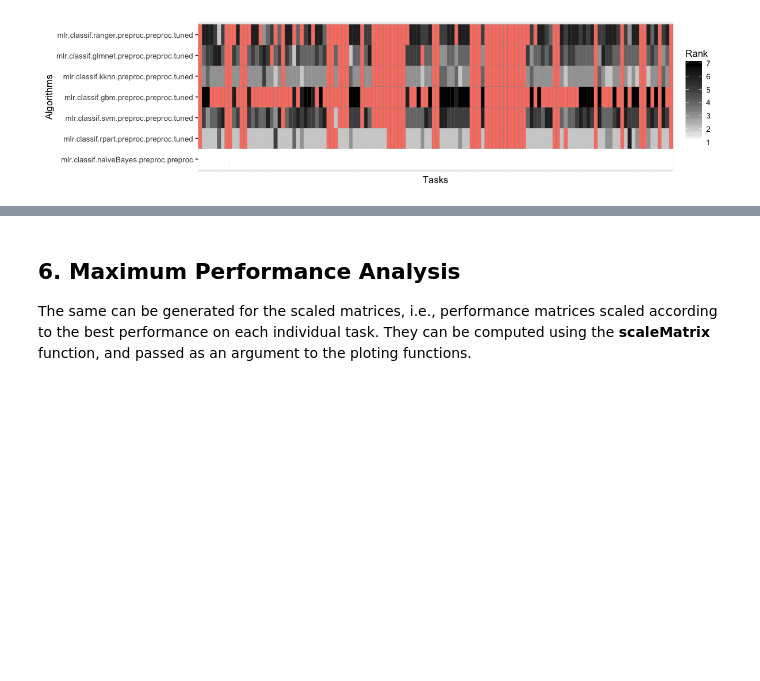
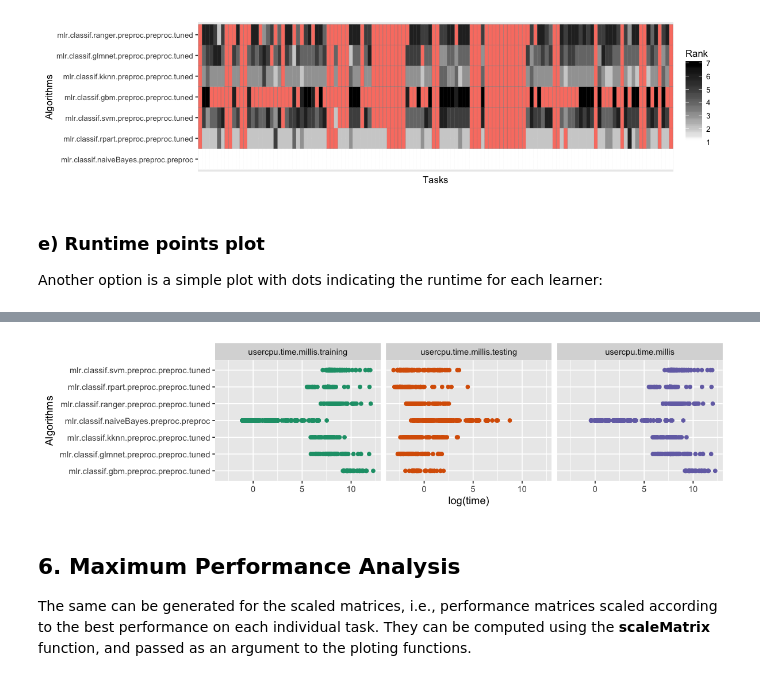
Before and after one commit to rgmantovani/postAnalysis, a Jupyter notebook: AutomaticAnalysis.ipynb, the cells around one changed output, grey strips where cells are left out. Saved outputs shown, nothing was run; the diff lists cells and outputs as text; code cells hidden in the pictures; blank space fills up the shorter version.

```diff
--- a/AutomaticAnalysis.ipynb
+++ b/AutomaticAnalysis.ipynb
@@ -357,3 +333,10 @@ options(repr.plot.width=10, repr.plot.height=2.5)
 getRankingHeatMap(data = rk.time$rk)
 # %% [output]
 [figure]
+# %% [markdown]
+### e) Runtime points plot
+
+Another option is a simple plot with dots indicating the runtime for each learner:
+# %%
+getRuntimePointPlots(data = data)
+# %% [output]
@@ -360,3 +345,4 @@ getRankingHeatMap(data = rk.time$rk)
+[figure, added]
 # %% [markdown]
 ## 6. Maximum Performance Analysis
 
```
Also changed, not shown: parts of 24 cells of this notebook, 8 other files.
